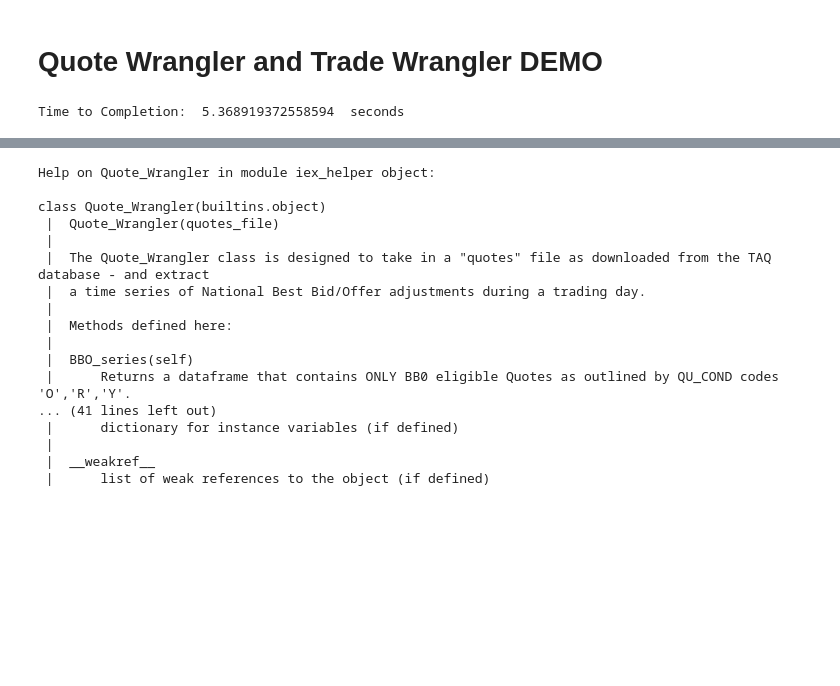
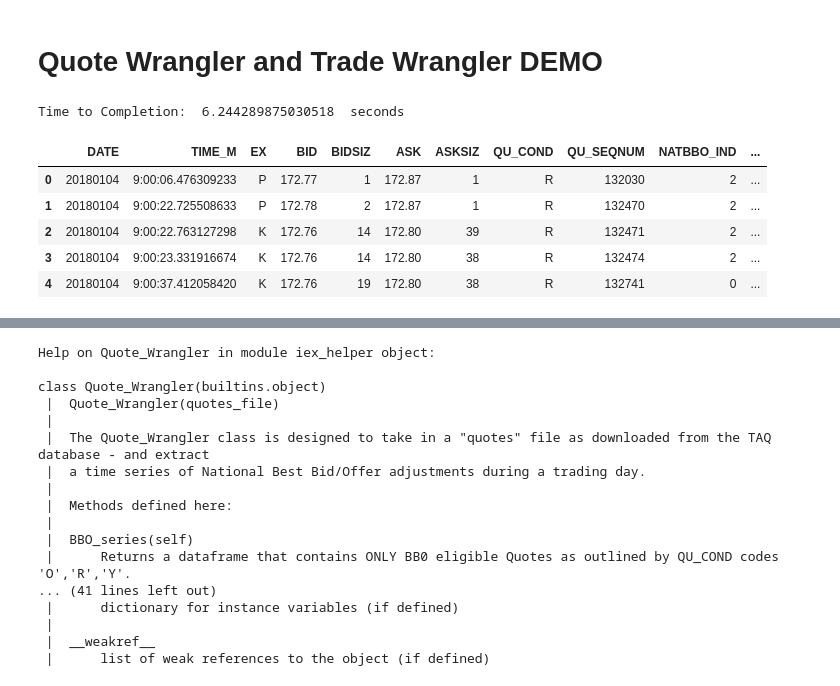
Before and after one commit to kevinramlal/QuotingBehaviour, a Jupyter notebook: TAQ/Notebooks/TAQ Quote Wrangler Demo.ipynb, the cells around one changed output, grey strips where cells are left out. Saved outputs shown, nothing was run; the diff lists cells and outputs as text; code cells hidden in the pictures; blank space fills up the shorter version.

```diff
--- a/TAQ/Notebooks/TAQ Quote Wrangler Demo.ipynb
+++ b/TAQ/Notebooks/TAQ Quote Wrangler Demo.ipynb
@@ -3,14 +3,21 @@
 # %%
 import sys
 sys.path.insert(0, "../Helper_Input")
 from iex_helper import * #imports stock_data class from iex_helper.py
 import time
 #######################################################
 start = time.time()
 quotes = '../Training_Files/AAPL_train.csv' #
 q = pd.read_csv(quotes,low_memory = False)
 AAPL_QW = Quote_Wrangler(quotes) #initiate class
 end = time.time()
 print('Time to Completion: ', end-start, " seconds")
+q.head()
 # %% [output]
-Time to Completion:  5.368919372558594  seconds
+Time to Completion:  6.244289875030518  seconds
+|  | DATE | TIME_M | EX | BID | BIDSIZ | ASK | ASKSIZ | QU_COND | QU_SEQNUM | NATBBO_IND | ... |
+| 0 | 20180104 | 9:00:06.476309233 | P | 172.77 | 1 | 172.87 | 1 | R | 132030 | 2 | ... |
+| 1 | 20180104 | 9:00:22.725508633 | P | 172.78 | 2 | 172.87 | 1 | R | 132470 | 2 | ... |
+| 2 | 20180104 | 9:00:22.763127298 | K | 172.76 | 14 | 172.80 | 39 | R | 132471 | 2 | ... |
+| 3 | 20180104 | 9:00:23.331916674 | K | 172.76 | 14 | 172.80 | 38 | R | 132474 | 2 | ... |
+| 4 | 20180104 | 9:00:37.412058420 | K | 172.76 | 19 | 172.80 | 38 | R | 132741 | 0 | ... |
```
Also changed, not shown: parts of 1 cell of this notebook, 2 other files.
